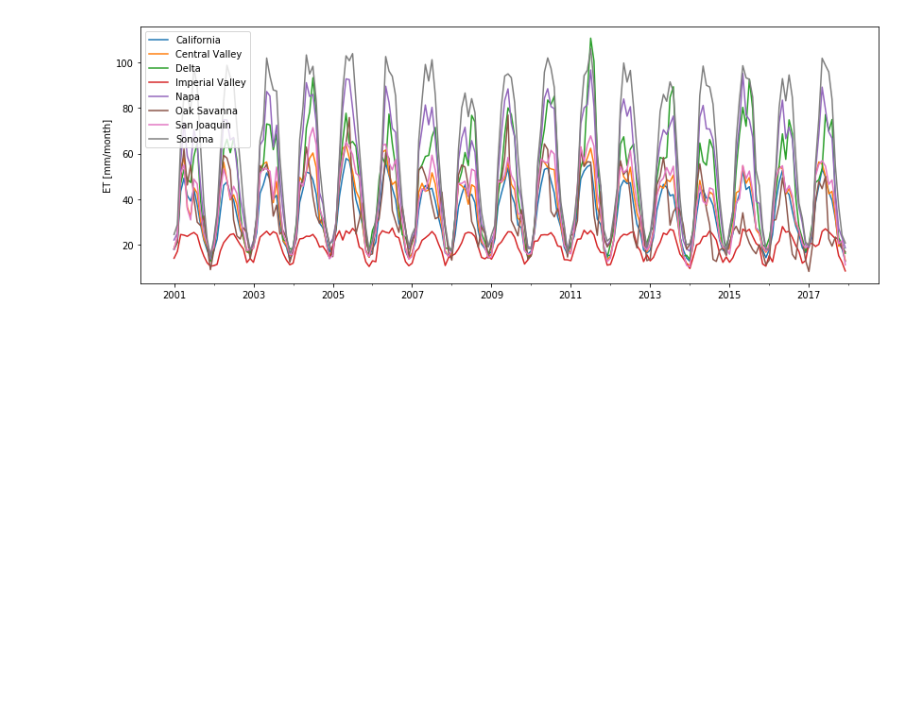
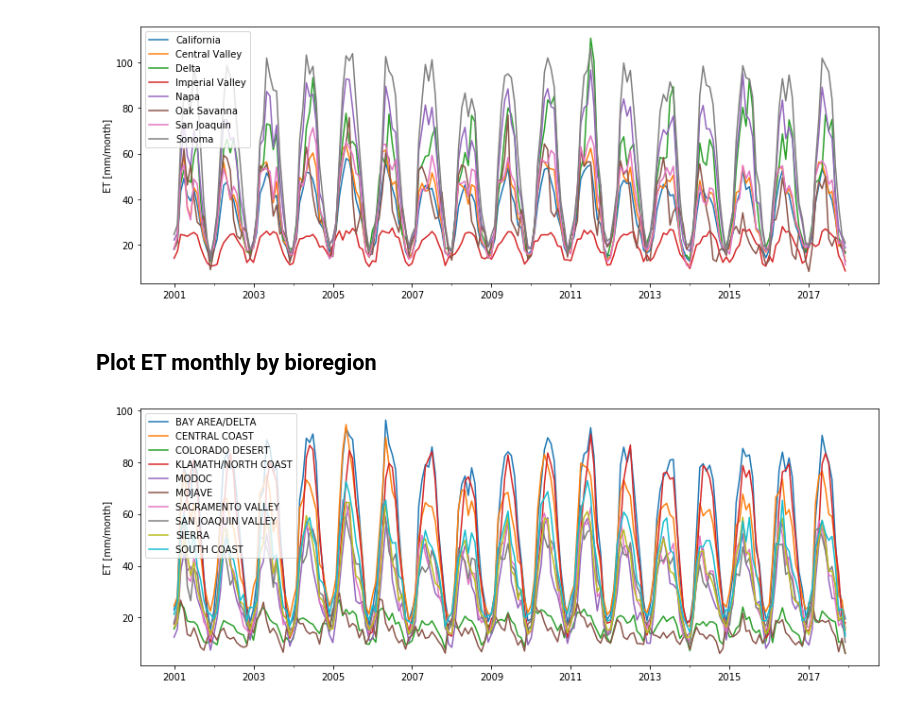
Before and after one commit to daviddralle/CA-ET, a Jupyter notebook: notebooks/plot_data.ipynb, the cells around one changed output. Cells and saved outputs as stored; diff of their text form; code cells hidden in the pictures; blank space fills up the shorter version.

```diff
--- a/notebooks/plot_data.ipynb
+++ b/notebooks/plot_data.ipynb
@@ -57,2 +59,28 @@ wys.std().to_csv('../data/wy_sd_regions.csv')
 # %% [output]
 [figure]
+# %% [markdown]
+## Plot ET monthly by bioregion
+# %%
+df = pd.read_csv('../data/et_bioregions_2001-2017.csv', index_col=0, parse_dates=True)
+f, ax = plt.subplots(1, figsize=(14,5))
+df.plot(ax=ax)
+ax.set_ylabel('ET [mm/month]')
+f.savefig('../plots/bioregions_monthly.pdf')
+
+years = []
+vals = []
+regions = []
+for year in range(2001, 2017):
+    start_date = str(year) + '-07-01'
+    end_date = str(year+1) + '-06-30'
+    tempdf = df.loc[start_date:end_date].sum()
+    regions = regions + tempdf.index.tolist()
+    vals = vals + tempdf.values.tolist()
+    years = years + [year+1]*len(tempdf)
+
+wys = pd.DataFrame({'bioregion':regions, 'Annual ET [mm]':vals, 'year':years}).pivot(columns='bioregion', values='Annual ET [mm]', index='year')
+wys.to_csv('../data/wy_totals_bioregions.csv')
+wys.std().to_csv('../data/wy_sd_bioregions.csv')
+wys.mean().to_csv('../data/wy_mean_bioregions.csv')
+# %% [output]
+[figure, added]
```
Also changed, not shown: parts of 2 cells of this notebook, 11 other files.
